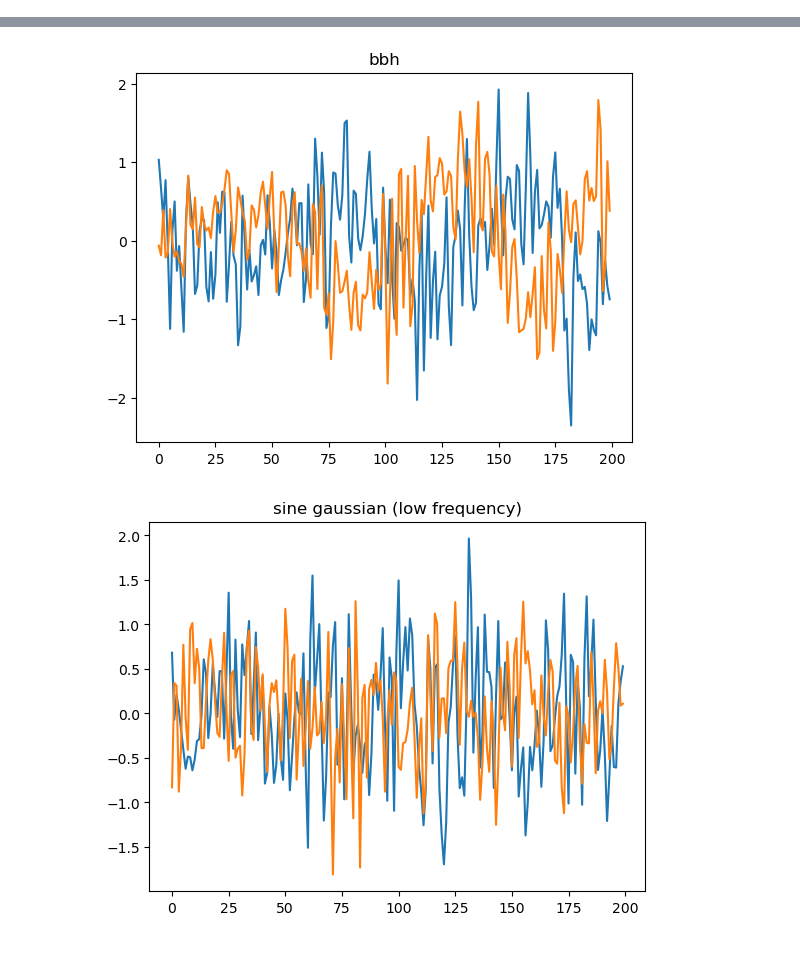
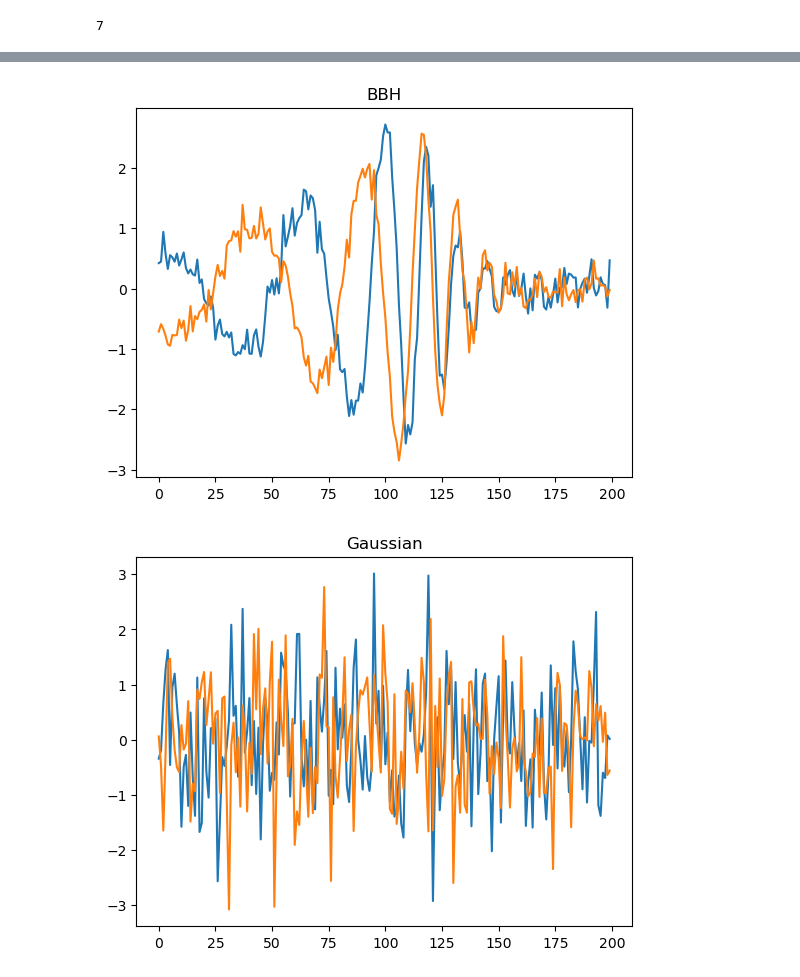
Before and after one commit to chreissel/phlab-neurips25, a Jupyter notebook: experiments/GWAK/gwak.ipynb, the cells around one changed output, grey strips where cells are left out. Cells and saved outputs as stored; diff of their text form; code cells hidden in the pictures.

```diff
--- a/experiments/GWAK/gwak.ipynb
+++ b/experiments/GWAK/gwak.ipynb
@@ -18,3 +15,10 @@ The autoreload extension is already loaded. To reload it, use:
+# %%
+anomaly_idx = 7 # WhiteBursts for now
+def mask(labels, anomaly_idx, remove_anomaly=True):
+    if remove_anomaly:
+        return (labels == anomaly_idx)
+    else:
+        return (labels != anomaly_idx)
 # %%
 class GwakDataset(Dataset):
     def __init__(self,
@@ -50,6 +60,25 @@ class GwakDataset(Dataset):
 
     def __getitem__(self,idx):
         return self.data[idx, :, :], self.labels[idx]
+# %%
+str_label = [
+    "SineGaussian",
+    "BBH",
+    "Gaussian",
+    "Cusp",
+    "Kink",
+    "KinkKink",
+    "WhiteNoiseBurst",
+    "Background",
+    "Glitches"
+]
+int_label = [1,2,3,4,5,6,7,8,9] #remove 7 since WhiteBurst is treated as anomaly
+
+# remove anomalies from list
+str_label.pop(anomaly_idx-1)
+int_label.pop(anomaly_idx-1)
+# %% [output]
+7
 # %%
 dset = GwakDataset()
 generator = torch.Generator().manual_seed(42)
@@ -59,13 +88,8 @@ data = dset.data
 labels = dset.labels
 
 # plot time series for each dataset
-for i in range(3):
-    if i ==0:
-        text='background'
-    elif i ==1:
-        text='bbh'
-    elif i==2:
-        text='sine gaussian (low frequency)'
+for idx, i in enumerate(int_label):
+    text = str_label[idx]
     selc = data[labels==i][0]
     times = np.arange(selc.shape[1])
     fig = plt.figure()
@@ -79,2 +103,2 @@ for i in range(3):
-[figure, old version]
+[figure, new version]
-[figure, old version]
+[figure, new version]
```
Also changed, not shown: parts of 10 cells of this notebook.
